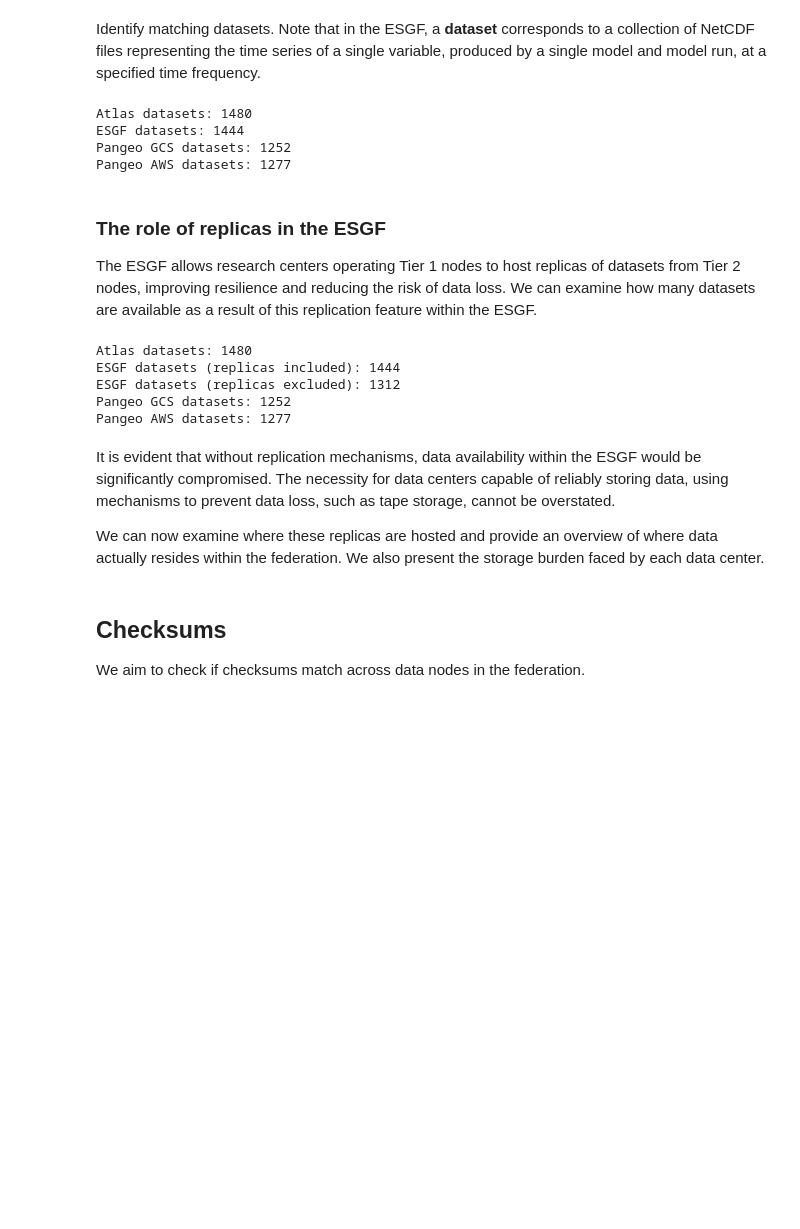
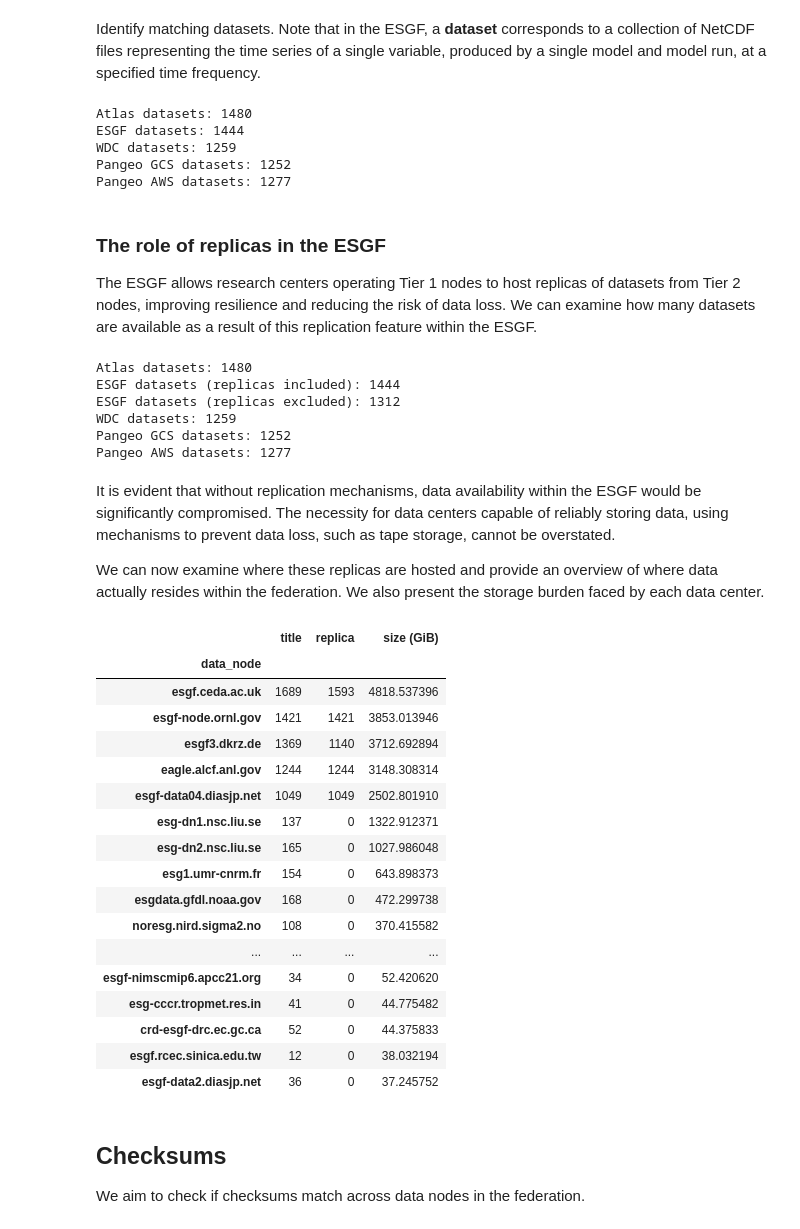
Before and after one commit to zequihg50/reproducibility-ipcc-atlas, a Jupyter notebook: main.ipynb, the cells around one changed output. Saved outputs shown, nothing was run; the diff lists cells and outputs as text; code cells hidden in the pictures; blank space fills up the shorter version.

```diff
--- a/main.ipynb
+++ b/main.ipynb
@@ -98,14 +100,16 @@ pangeo_aws["instance_id"] = pangeo_aws.apply(lambda x: '.'.join([
 # %% [markdown]
 Identify matching datasets. Note that in the ESGF, a **dataset** corresponds to a collection of NetCDF files representing the time series of a single variable, produced by a single model and model run, at a specified time frequency.
 # %%
-print("Atlas datasets: {}\nESGF datasets: {}\nPangeo GCS datasets: {}\nPangeo AWS datasets: {}".format(
+print("Atlas datasets: {}\nESGF datasets: {}\nWDC datasets: {}\nPangeo GCS datasets: {}\nPangeo AWS datasets: {}".format(
     len(atlas),
     atlas["instance_id"].isin(esgf["instance_id"].values).sum(),
+    atlas["instance_id"].isin(wdc["instance_id"].values).sum(),
     atlas["instance_id"].isin(pangeo_gcs["instance_id"].values).sum(),
     atlas["instance_id"].isin(pangeo_aws["instance_id"].values).sum()))
 # %% [output]
 Atlas datasets: 1480
 ESGF datasets: 1444
+WDC datasets: 1259
 Pangeo GCS datasets: 1252
 Pangeo AWS datasets: 1277
 # %% [markdown]
@@ -113,16 +117,18 @@ Pangeo AWS datasets: 1277
 
 The ESGF allows research centers operating Tier 1 nodes to host replicas of datasets from Tier 2 nodes, improving resilience and reducing the risk of data loss. We can examine how many datasets are available as a result of this replication feature within the ESGF.
 # %%
-print("Atlas datasets: {}\nESGF datasets (replicas included): {}\nESGF datasets (replicas excluded): {}\nPangeo GCS datasets: {}\nPangeo AWS datasets: {}".format(
+print("Atlas datasets: {}\nESGF datasets (replicas included): {}\nESGF datasets (replicas excluded): {}\nWDC datasets: {}\nPangeo GCS datasets: {}\nPangeo AWS datasets: {}".format(
     len(atlas),
     atlas["instance_id"].isin(esgf["instance_id"].values).sum(),
     atlas["instance_id"].isin(esgf[~esgf["replica"]]["instance_id"].values).sum(),
+    atlas["instance_id"].isin(wdc["instance_id"].values).sum(),
     atlas["instance_id"].isin(pangeo_gcs["instance_id"].values).sum(),
     atlas["instance_id"].isin(pangeo_aws["instance_id"].values).sum()))
 # %% [output]
 Atlas datasets: 1480
 ESGF datasets (replicas included): 1444
 ESGF datasets (replicas excluded): 1312
+WDC datasets: 1259
 Pangeo GCS datasets: 1252
 Pangeo AWS datasets: 1277
 # %% [markdown]
@@ -132,8 +138,27 @@ We can now examine where these replicas are hosted and provide an overview of wh
 # %%
 esgf[["data_node", "title"]].groupby("data_node").count().join(
     esgf[["data_node", "replica"]].groupby("data_node").sum()).join(
     esgf[["data_node", "size"]].groupby("data_node").sum().rename({"size": "size (GiB)"}, axis=1)/2**30).sort_values(
-    "size (GiB)", ascending=False).to_csv("a.csv")
+    "size (GiB)", ascending=False)
+# %% [output]
+|  | title | replica | size (GiB) |
+| data_node |  |  |  |
+| esgf.ceda.ac.uk | 1689 | 1593 | 4818.537396 |
+| esgf-node.ornl.gov | 1421 | 1421 | 3853.013946 |
+| esgf3.dkrz.de | 1369 | 1140 | 3712.692894 |
+| eagle.alcf.anl.gov | 1244 | 1244 | 3148.308314 |
+| esgf-data04.diasjp.net | 1049 | 1049 | 2502.801910 |
+| esg-dn1.nsc.liu.se | 137 | 0 | 1322.912371 |
+| esg-dn2.nsc.liu.se | 165 | 0 | 1027.986048 |
+| esg1.umr-cnrm.fr | 154 | 0 | 643.898373 |
+| esgdata.gfdl.noaa.gov | 168 | 0 | 472.299738 |
+| noresg.nird.sigma2.no | 108 | 0 | 370.415582 |
+| ... | ... | ... | ... |
+| esgf-nimscmip6.apcc21.org | 34 | 0 | 52.420620 |
+| esg-cccr.tropmet.res.in | 41 | 0 | 44.775482 |
+| crd-esgf-drc.ec.gc.ca | 52 | 0 | 44.375833 |
+| esgf.rcec.sinica.edu.tw | 12 | 0 | 38.032194 |
+| esgf-data2.diasjp.net | 36 | 0 | 37.245752 |
 # %% [markdown]
 ## Checksums
 
```
Also changed, not shown: parts of 4 cells of this notebook, 3 other files.
